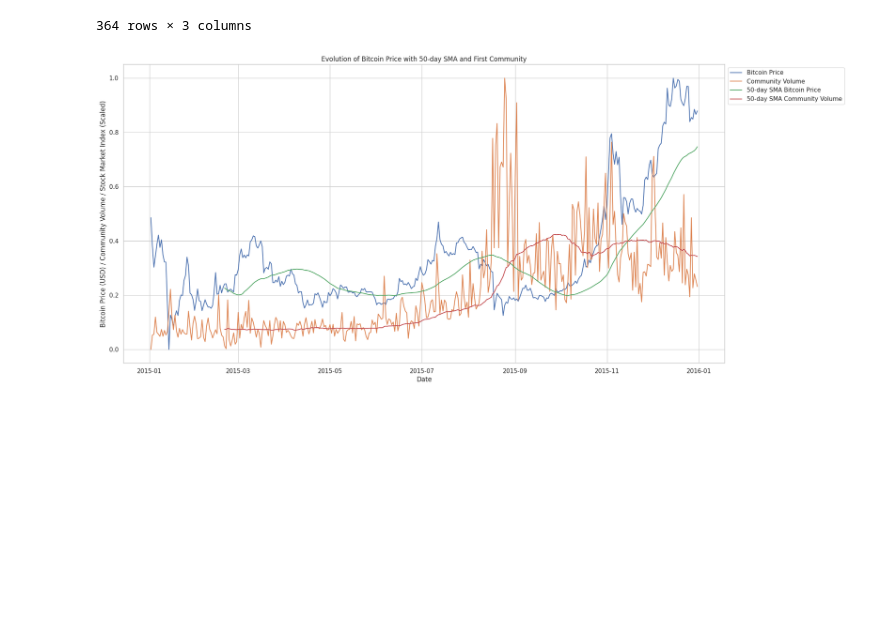
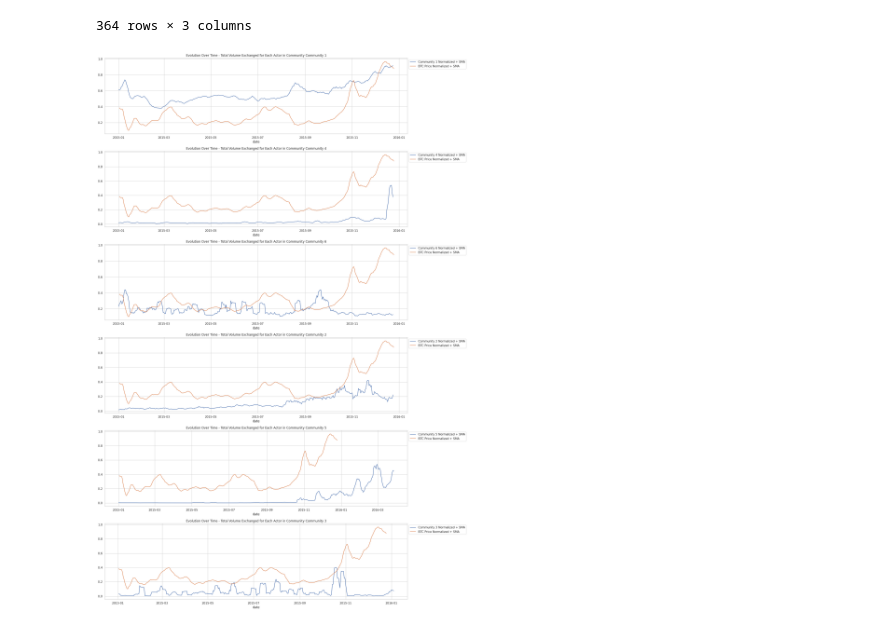
Before and after one commit to zestones/btc-price-prediction, a Jupyter notebook: src/network_analysis.ipynb, the cells around one changed output. Saved outputs shown, nothing was run; the diff lists cells and outputs as text; code cells hidden in the pictures; blank space fills up the shorter version.

```diff
--- a/src/network_analysis.ipynb
+++ b/src/network_analysis.ipynb
@@ -563,5 +522,35 @@ def plot_community_vs_btc_price(community, bitcoin_price_data):
-# %%
-top_1 = sorted(communities, key=lambda x: x.get_volume(), reverse=True)[0]
-plot_community_vs_btc_price(top_1, bitcoin_price_data)
-# %% [output]
-[figure, removed]
+# %%
+def plot_community_vs_btc_price(communities, bitcoin_price_data, top_communities=10):
+    top_communities = min(top_communities, len(communities))
+    fig, axes = plt.subplots(top_communities, 1, figsize=(20, 30), squeeze=False)
+    sns.set(style="whitegrid")
+
+    sorted_communities = sorted(communities, key=lambda x: x.get_volume(), reverse=True)
+    top_communities_list = sorted_communities[:top_communities]
+
+    for i, community in enumerate(top_communities_list):
+        volume_by_day = community.get_transactions_volume_by_day()[:len(bitcoin_price_data['date'])]
+
+        # plot community transactions
+        max_value = max([t.value for t in volume_by_day])
+        normalized_values = [t.value / max_value for t in volume_by_day]
+        moving_average = np.convolve(normalized_values, np.ones(7), 'valid') / 7
+
+        # plot the community transactions
+        sns.lineplot(x=[t.date for t in volume_by_day[:len(moving_average)]], y=moving_average, label=community.get_name() + " Normalized + SMA", ax=np.atleast_1d(axes[i, 0])[0])
+
+        # plot btc price
+        normalized_btc_price = (bitcoin_price_data['PriceUSD'] - np.min(bitcoin_price_data['PriceUSD'])) / (np.max(bitcoin_price_data['PriceUSD']) - np.min(bitcoin_price_data['PriceUSD']))
+        moving_average_btc = np.convolve(normalized_btc_price, np.ones(7), 'valid') / 7
+        sns.lineplot(x=bitcoin_price_data['date'][:len(moving_average_btc)], y=moving_average_btc, label="BTC Price Normalized + SMA", ax=np.atleast_1d(axes[i, 0])[0])
+
+
+        axes[i, 0].set_title(f'Evolution Over Time - Total Volume Exchanged for Each Actor in Community {community.get_name()}')
+        axes[i, 0].legend(loc='upper left', bbox_to_anchor=(1, 1))
+
+    plt.tight_layout()
+    plt.show()
+# %%
+plot_community_vs_btc_price(communities, bitcoin_price_data)
+# %% [output]
+[figure, added]
```
Also changed, not shown: parts of 15 cells of this notebook, 9 other files.
